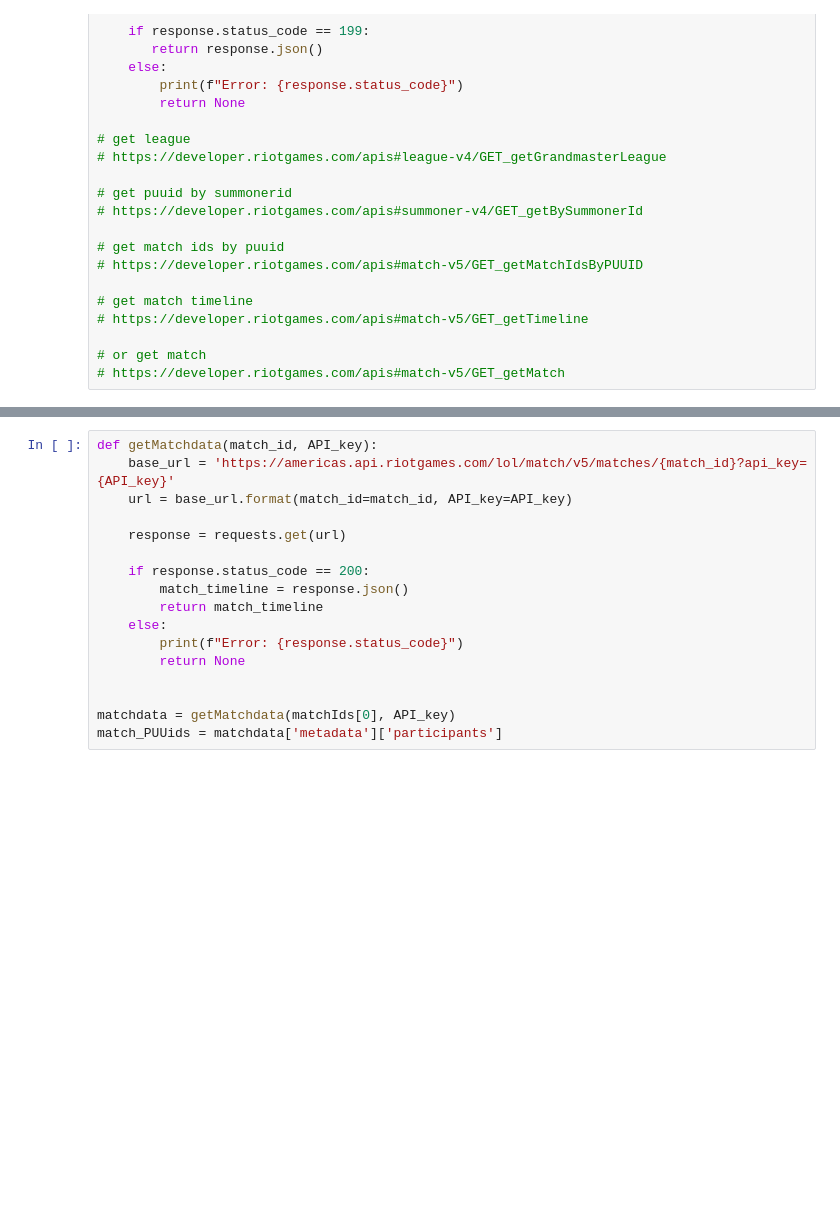
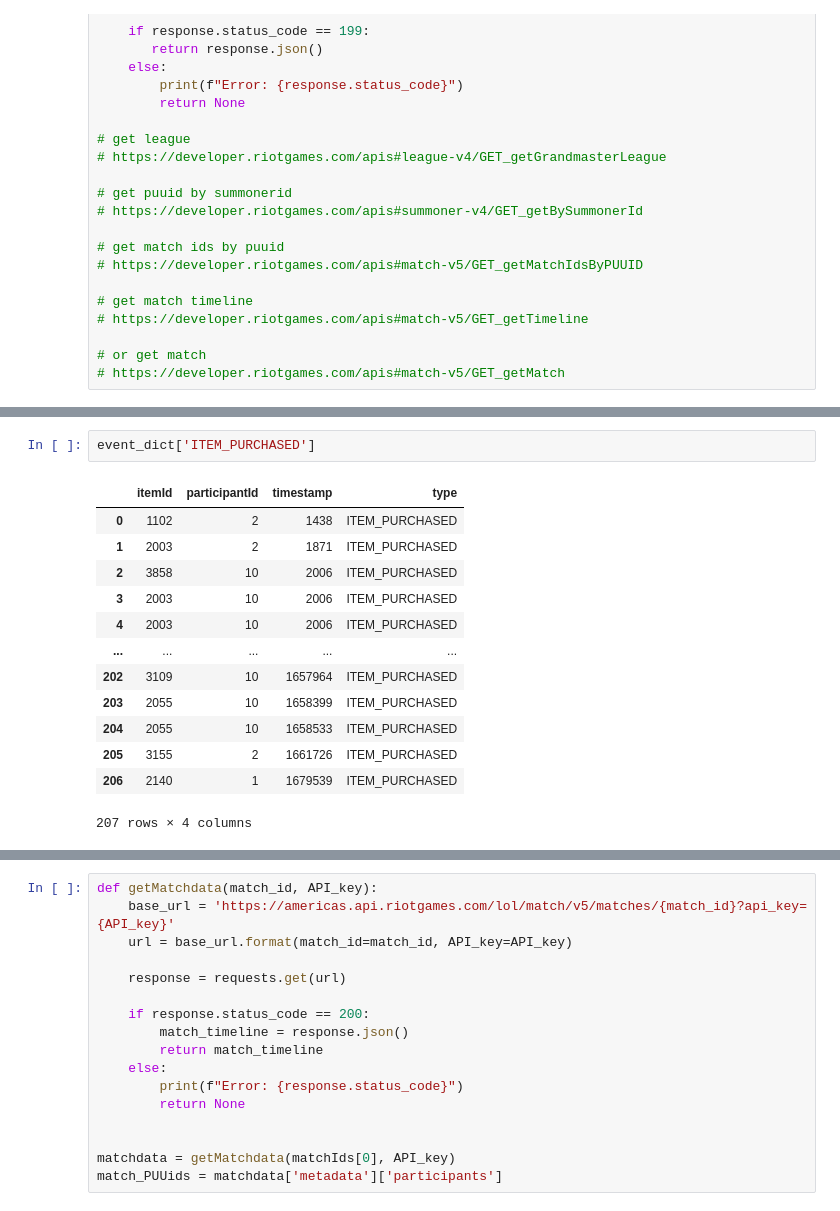
Before and after one commit to Nolasaurus/LoL_data_pipeline, a Jupyter notebook: riot_API_query.ipynb, the cells around one changed output, grey strips where cells are left out. Saved outputs shown, nothing was run; the diff lists cells and outputs as text; blank space fills up the shorter version.

```diff
--- a/riot_API_query.ipynb
+++ b/riot_API_query.ipynb
@@ -182,0 +249,16 @@ matchtimeline['info']
+# %%
+event_dict['ITEM_PURCHASED']
+# %% [output]
+|  | itemId | participantId | timestamp | type |
+| 0 | 1102 | 2 | 1438 | ITEM_PURCHASED |
+| 1 | 2003 | 2 | 1871 | ITEM_PURCHASED |
+| 2 | 3858 | 10 | 2006 | ITEM_PURCHASED |
+| 3 | 2003 | 10 | 2006 | ITEM_PURCHASED |
+| 4 | 2003 | 10 | 2006 | ITEM_PURCHASED |
+| ... | ... | ... | ... | ... |
+| 202 | 3109 | 10 | 1657964 | ITEM_PURCHASED |
+| 203 | 2055 | 10 | 1658399 | ITEM_PURCHASED |
+| 204 | 2055 | 10 | 1658533 | ITEM_PURCHASED |
+| 205 | 3155 | 2 | 1661726 | ITEM_PURCHASED |
+| 206 | 2140 | 1 | 1679539 | ITEM_PURCHASED |
+207 rows × 4 columns
```
Also changed, not shown: parts of 11 cells of this notebook.
